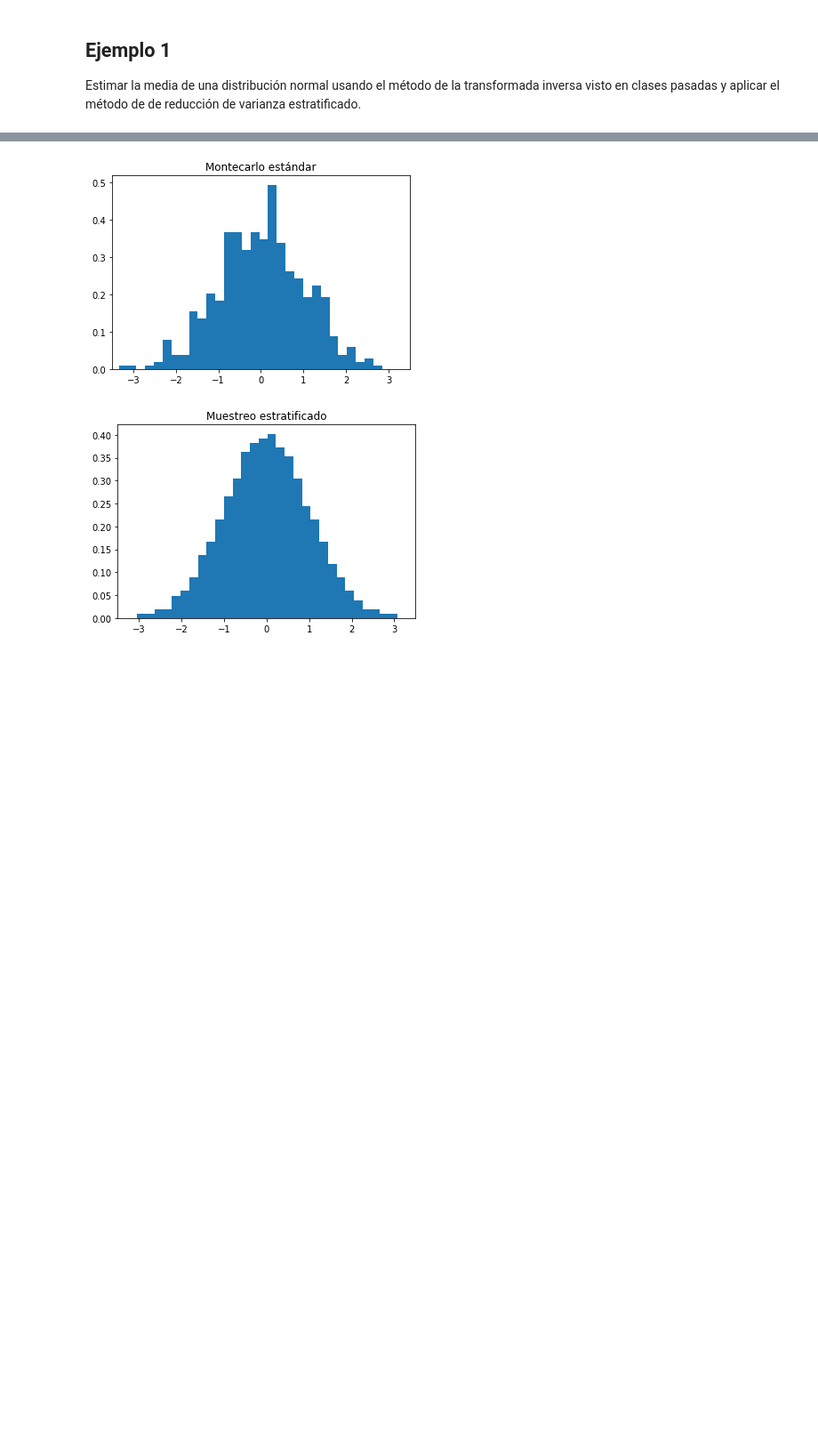
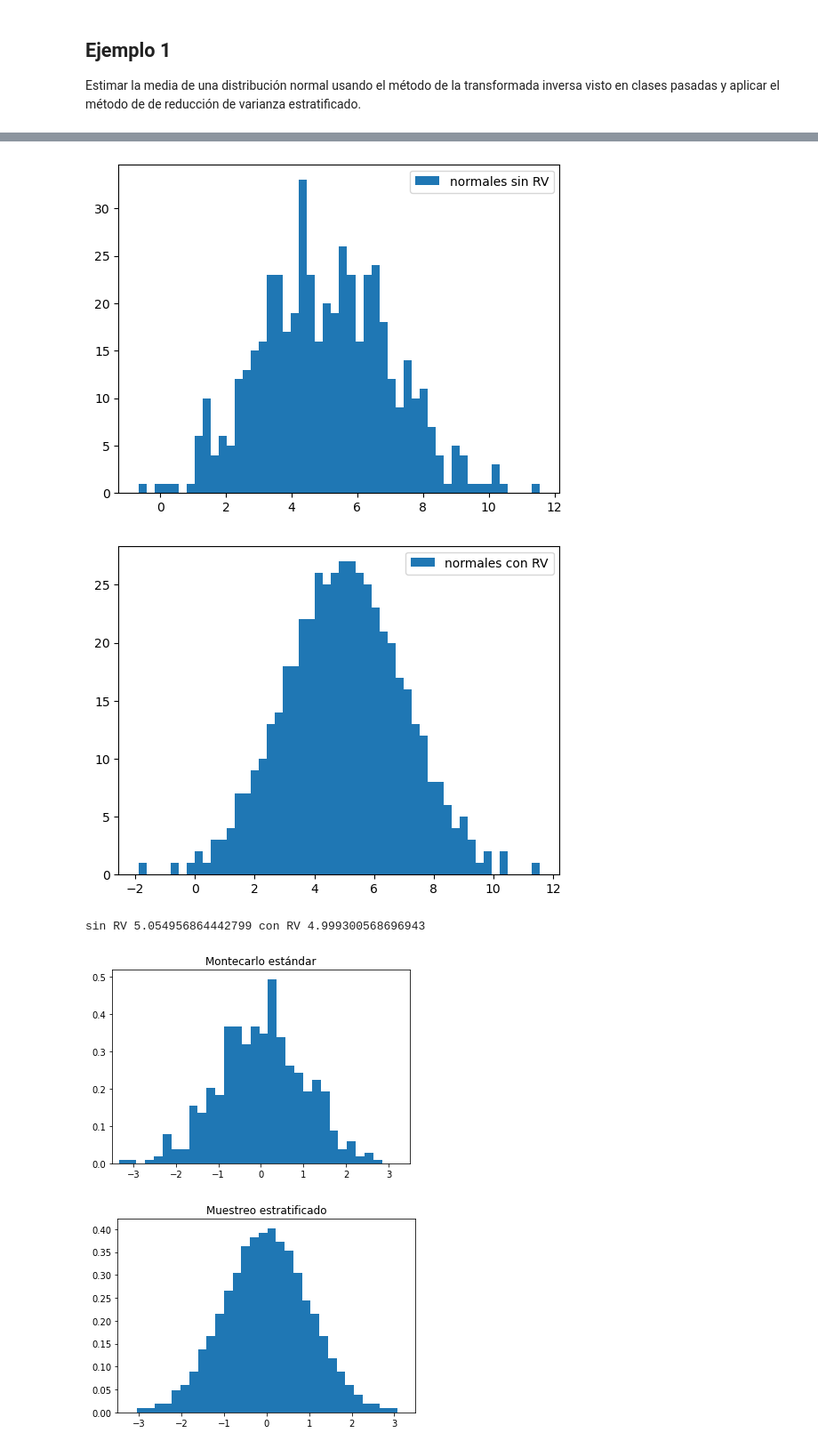
Before and after one commit to adrianhb01/SPF-2023-I, a Jupyter notebook: TEMA-2/Clase13_MetodosDeReduccionDeVarianza.ipynb, the cells around one changed output, grey strips where cells are left out. Shown: that part at 89% size. Saved outputs shown, nothing was run; the diff lists cells and outputs as text; code cells hidden in the pictures; blank space fills up the shorter version.

```diff
--- a/TEMA-2/Clase13_MetodosDeReduccionDeVarianza.ipynb
+++ b/TEMA-2/Clase13_MetodosDeReduccionDeVarianza.ipynb
@@ -180,3 +228,32 @@ Estimar la media de una distribución normal usando el método de la transformad
+# %%
+mu, sigma = 5, 2
+N = 500
+Ui = np.random.rand(N)
+
+B = N
+Bi = np.arange(0, B)
+Ui_estrat = (Ui + Bi) / B
+
+norm_rand = st.norm(loc=mu, scale=sigma).ppf(Ui)
+
+norm_rand_estratificado = st.norm(loc=mu, scale=sigma).ppf(Ui_estrat)
+
+plt.hist(norm_rand, bins=50, label='normales sin RV')
+plt.legend()
+plt.show()
+
+plt.hist(norm_rand_estratificado, bins=50, label='normales con RV')
+plt.legend()
+plt.show()
+
+mu1_aproximada = norm_rand.mean()
+mu2_aproximada = norm_rand_estratificado.mean()
+
+print('sin RV', mu1_aproximada, 'con RV',  mu2_aproximada)
+# %% [output]
+[figure, added]
+[figure, added]
+sin RV 5.054956864442799 con RV 4.999300568696943
 # %%
 N = 500
 # (Método transformada inversa visto en clases pasadas)
```
Also changed, not shown: parts of 16 cells of this notebook, 3 other files.
